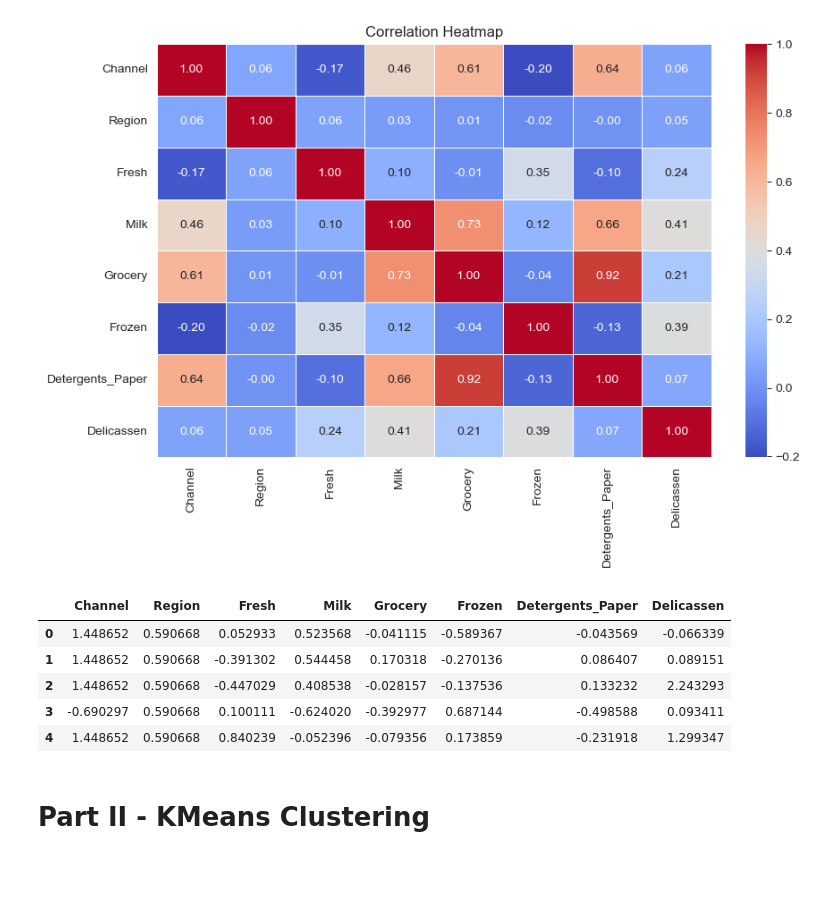
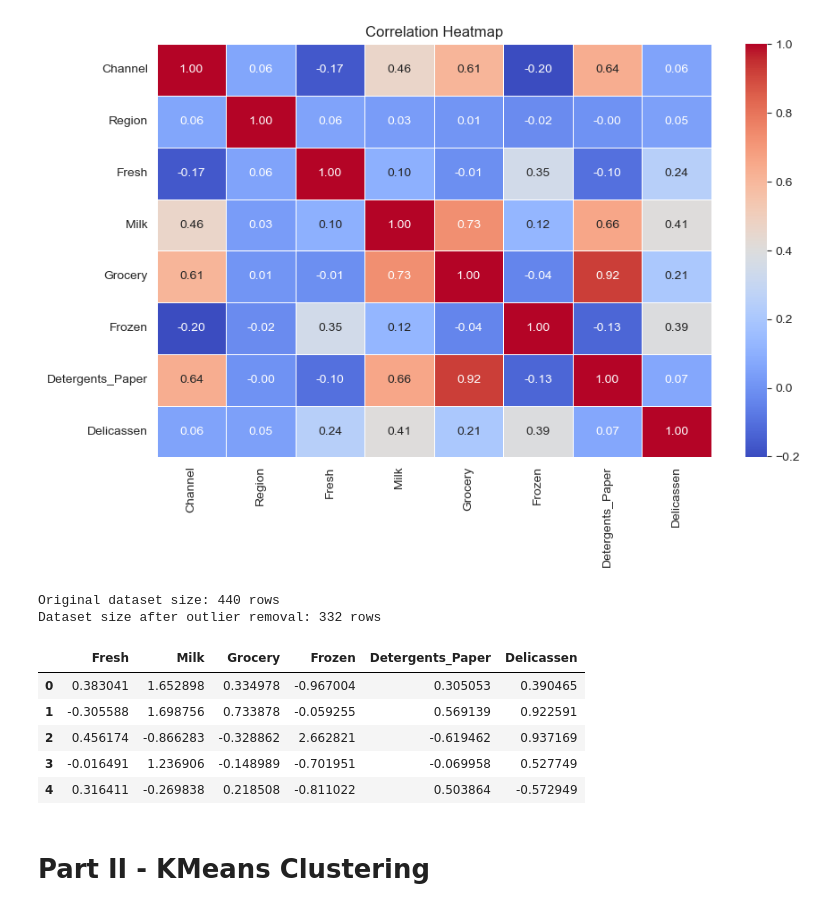
Before and after one commit to diba-jafarnejad/DS-unsupervised-learning, a Jupyter notebook: Unsupervised Learning - Project.ipynb, the cells around one changed output. Saved outputs shown, nothing was run; the diff lists cells and outputs as text; code cells hidden in the pictures; blank space fills up the shorter version.

```diff
--- a/Unsupervised Learning - Project.ipynb
+++ b/Unsupervised Learning - Project.ipynb
@@ -118,21 +124,39 @@ plt.show()
 # -- Heatmap --
 # positive correlation: milk and grocery
 # %%
+# dropping Region and Channel columsn
+wholesale_data_numerical = wholesale_data.drop(columns=['Channel', 'Region'])
+
+# removing outliers - IQR
+Q1 = wholesale_data_numerical.quantile(0.25)
+Q3 = wholesale_data_numerical.quantile(0.75)
+IQR = Q3 - Q1
+
+lower_bound = Q1 - 1.5 * IQR
+upper_bound = Q3 + 1.5 * IQR
+
+wholesale_data_numerical_cleaned = wholesale_data_numerical[~((wholesale_data_numerical < lower_bound) | (wholesale_data_numerical > upper_bound)).any(axis=1)]
+
+print(f"Original dataset size: {wholesale_data_numerical.shape[0]} rows")
+print(f"Dataset size after outlier removal: {wholesale_data_numerical_cleaned.shape[0]} rows")
+
+
 # standardizing the data
+scaler = StandardScaler()
+wholesale_scaled = scaler.fit_transform(wholesale_data_numerical_cleaned)
 
-scaler = StandardScaler()
-wholesale_scaled = scaler.fit_transform(wholesale_data)
-
-wholesale_data_scaled = pd.DataFrame(wholesale_scaled, columns=wholesale_data.columns)
+wholesale_data_scaled = pd.DataFrame(wholesale_scaled, columns=wholesale_data_numerical_cleaned.columns)
 
 wholesale_data_scaled.head()
 # %% [output]
+Original dataset size: 440 rows
+Dataset size after outlier removal: 332 rows
-|  | Channel | Region | Fresh | Milk | Grocery | Frozen | Detergents_Paper | Delicassen |
-| 0 | 1.448652 | 0.590668 | 0.052933 | 0.523568 | -0.041115 | -0.589367 | -0.043569 | -0.066339 |
-| 1 | 1.448652 | 0.590668 | -0.391302 | 0.544458 | 0.170318 | -0.270136 | 0.086407 | 0.089151 |
-| 2 | 1.448652 | 0.590668 | -0.447029 | 0.408538 | -0.028157 | -0.137536 | 0.133232 | 2.243293 |
-| 3 | -0.690297 | 0.590668 | 0.100111 | -0.624020 | -0.392977 | 0.687144 | -0.498588 | 0.093411 |
-| 4 | 1.448652 | 0.590668 | 0.840239 | -0.052396 | -0.079356 | 0.173859 | -0.231918 | 1.299347 |
+|  | Fresh | Milk | Grocery | Frozen | Detergents_Paper | Delicassen |
+| 0 | 0.383041 | 1.652898 | 0.334978 | -0.967004 | 0.305053 | 0.390465 |
+| 1 | -0.305588 | 1.698756 | 0.733878 | -0.059255 | 0.569139 | 0.922591 |
+| 2 | 0.456174 | -0.866283 | -0.328862 | 2.662821 | -0.619462 | 0.937169 |
+| 3 | -0.016491 | 1.236906 | -0.148989 | -0.701951 | -0.069958 | 0.527749 |
+| 4 | 0.316411 | -0.269838 | 0.218508 | -0.811022 | 0.503864 | -0.572949 |
 # %% [markdown]
 # Part II - KMeans Clustering
 # %% [markdown]
```
Also changed, not shown: parts of 18 cells of this notebook.
